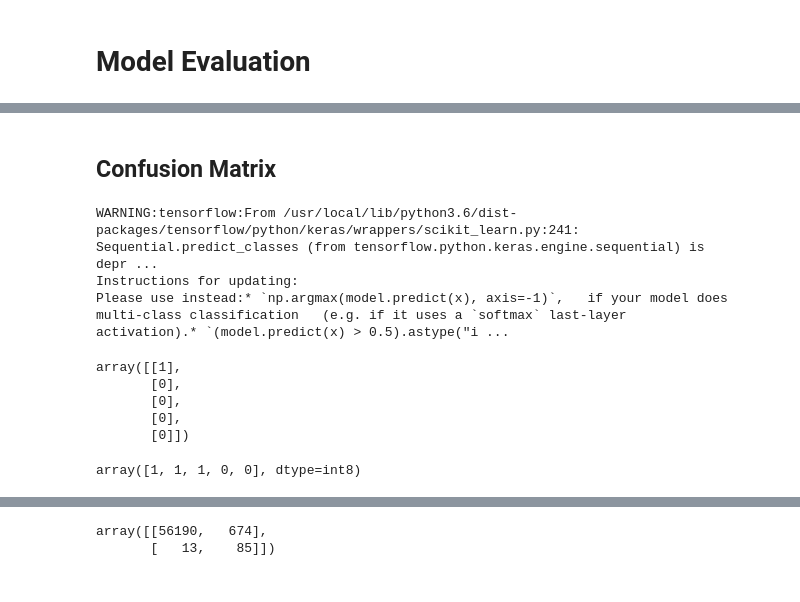
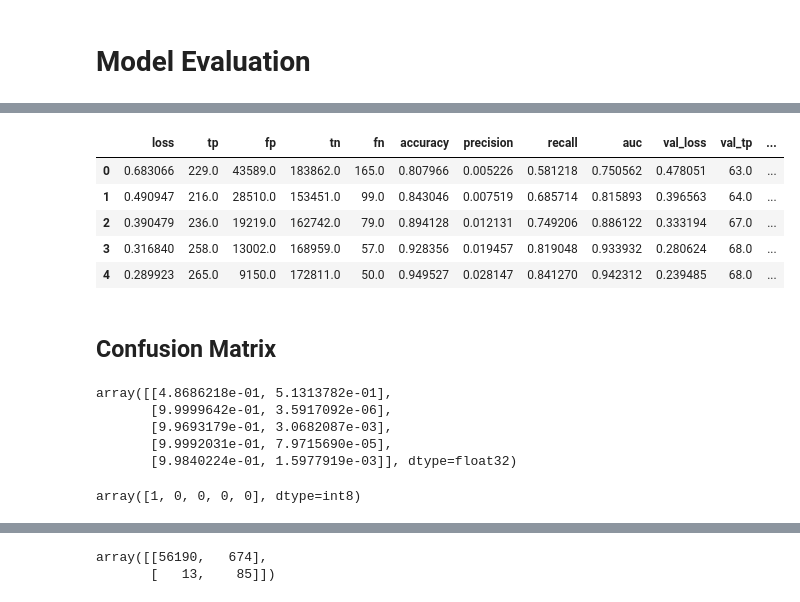
Before and after one commit to bhishanpdl/Project_Fraud_Detection, a Jupyter notebook: notebooks/d04_classification_modelling_keras_sklearn_api.ipynb, the cells around one changed output, grey strips where cells are left out. Drawn from its saved outputs; the diff is of its cells as text; code cells hidden in the pictures.

```diff
--- a/notebooks/d04_classification_modelling_keras_sklearn_api.ipynb
+++ b/notebooks/d04_classification_modelling_keras_sklearn_api.ipynb
@@ -381,7 +381,7 @@ _________________________________________________________________
 from keras.wrappers.scikit_learn import KerasClassifier
 from sklearn.model_selection import StratifiedKFold, cross_val_score
 # %%
-model = KerasClassifier(one_layer,
+clf = KerasClassifier(one_layer,
                     batch_size=PARAMS_FIT['batch_size'],
                     epochs=PARAMS_FIT['epochs'],
                     class_weight=class_weight,
@@ -392,14 +392,12 @@ model = KerasClassifier(one_layer,
 ## Stratified Cross Validation
 # %%
 %%time
-
-# note
 set_random_seed(SEED)
 skf = StratifiedKFold(n_splits=5, shuffle=True, random_state=SEED)
 
 scores = []
 for idx_tr, idx_vd in skf.split(Xtrain, ytrain):
     X_cv, y_cv = Xtrain[idx_tr], ytrain[idx_tr]
-    model.fit(X_cv, y_cv)
-    scores.append(model.score(X_cv, y_cv))
+    clf.fit(X_cv, y_cv)
+    scores.append(clf.score(X_cv, y_cv))
 # %% [output]
@@ -449,21 +455,35 @@ Wall time: 1min 2s
+# %%
+df_history = pd.DataFrame(history.history)
+df_history.head()
+# %% [output]
+|  | loss | tp | fp | tn | fn | accuracy | precision | recall | auc | val_loss | val_tp | ... |
+| 0 | 0.683066 | 229.0 | 43589.0 | 183862.0 | 165.0 | 0.807966 | 0.005226 | 0.581218 | 0.750562 | 0.478051 | 63.0 | ... |
+| 1 | 0.490947 | 216.0 | 28510.0 | 153451.0 | 99.0 | 0.843046 | 0.007519 | 0.685714 | 0.815893 | 0.396563 | 64.0 | ... |
+| 2 | 0.390479 | 236.0 | 19219.0 | 162742.0 | 79.0 | 0.894128 | 0.012131 | 0.749206 | 0.886122 | 0.333194 | 67.0 | ... |
+| 3 | 0.316840 | 258.0 | 13002.0 | 168959.0 | 57.0 | 0.928356 | 0.019457 | 0.819048 | 0.933932 | 0.280624 | 68.0 | ... |
+| 4 | 0.289923 | 265.0 | 9150.0 | 172811.0 | 50.0 | 0.949527 | 0.028147 | 0.841270 | 0.942312 | 0.239485 | 68.0 | ... |
 # %% [markdown]
 ## Confusion Matrix
 # %%
 from sklearn import metrics as skmetrics
-# %%
-yprobs = model.predict_proba(Xtest)
-yprobs[:5]
-# %% [output]
-WARNING:tensorflow:From /usr/local/lib/python3.6/dist-packages/tensorflow/python/keras/wrappers/scikit_learn.py:241: Sequential.predict_classes (from tensorflow.python.keras.engine.sequential) is depr ...
-Instructions for updating:
-Please use instead:* `np.argmax(model.predict(x), axis=-1)`,   if your model does multi-class classification   (e.g. if it uses a `softmax` last-layer activation).* `(model.predict(x) > 0.5).astype("i ...
-array([[1],
-       [0],
-       [0],
-       [0],
-       [0]])
+# %%
+# keras classifier has predict_proba but sequential does not
+try:
+    yprobs = clf.predict_proba(Xtest)
+except:
+    yprobs = clf.predict(Xtest)
+yprobs[:5]
+# %% [output]
+array([[4.8686218e-01, 5.1313782e-01],
+       [9.9999642e-01, 3.5917092e-06],
+       [9.9693179e-01, 3.0682087e-03],
+       [9.9992031e-01, 7.9715690e-05],
+       [9.9840224e-01, 1.5977919e-03]], dtype=float32)
 # %%
+if yprobs.shape[1] == 2:
+    yprobs = yprobs[:,1]
+
 ypreds = (yprobs.flatten()>0.5).astype(np.int8)
 ypreds[:5]
 # %% [output]
-array([1, 1, 1, 0, 0], dtype=int8)
+array([1, 0, 0, 0, 0], dtype=int8)
```
Also changed, not shown: parts of 15 cells of this notebook, 1 other file.
